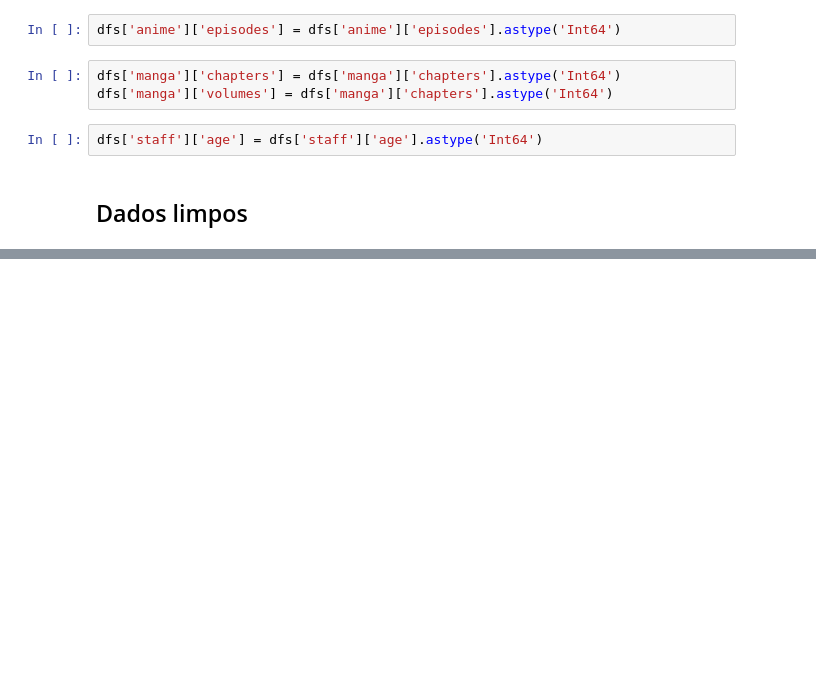
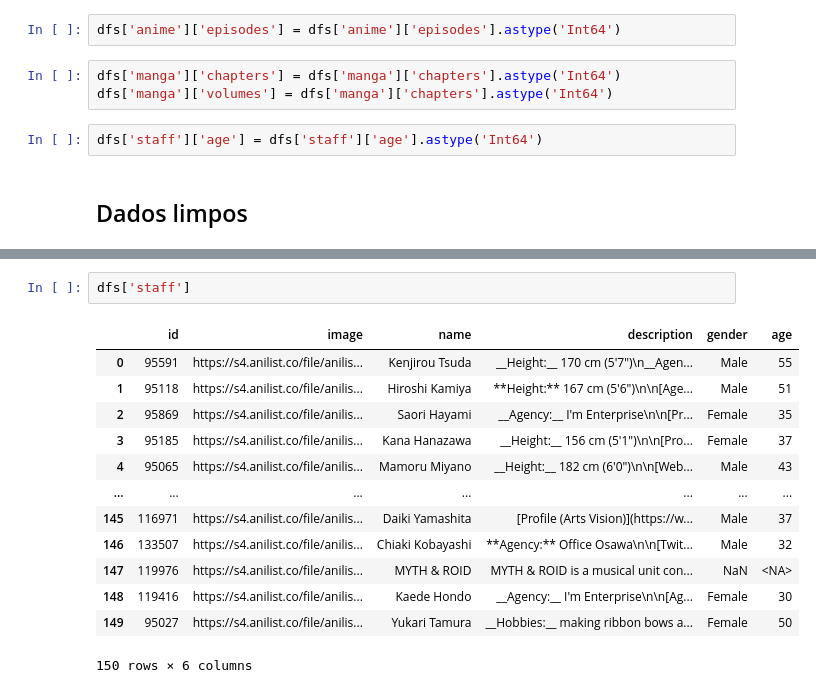
Before and after one commit to E-rhari/AniLista, a Jupyter notebook: requestApi.ipynb, the cells around one changed output, grey strips where cells are left out. Saved outputs shown, nothing was run; the diff lists cells and outputs as text; blank space fills up the shorter version.

```diff
--- a/requestApi.ipynb
+++ b/requestApi.ipynb
@@ -604,0 +646,16 @@ dfs['manga']
+# %%
+dfs['staff']
+# %% [output]
+|  | id | image | name | description | gender | age |
+| 0 | 95591 | https://s4.anilist.co/file/anilis... | Kenjirou Tsuda | __Height:__ 170 cm (5'7")\n__Agen... | Male | 55 |
+| 1 | 95118 | https://s4.anilist.co/file/anilis... | Hiroshi Kamiya | **Height:** 167 cm (5'6")\n\n[Age... | Male | 51 |
+| 2 | 95869 | https://s4.anilist.co/file/anilis... | Saori Hayami | __Agency:__ I'm Enterprise\n\n[Pr... | Female | 35 |
+| 3 | 95185 | https://s4.anilist.co/file/anilis... | Kana Hanazawa | __Height:__ 156 cm (5'1")\n\n[Pro... | Female | 37 |
+| 4 | 95065 | https://s4.anilist.co/file/anilis... | Mamoru Miyano | __Height:__ 182 cm (6'0")\n\n[Web... | Male | 43 |
+| ... | ... | ... | ... | ... | ... | ... |
+| 145 | 116971 | https://s4.anilist.co/file/anilis... | Daiki Yamashita | [Profile (Arts Vision)](https://w... | Male | 37 |
+| 146 | 133507 | https://s4.anilist.co/file/anilis... | Chiaki Kobayashi | **Agency:** Office Osawa\n\n[Twit... | Male | 32 |
+| 147 | 119976 | https://s4.anilist.co/file/anilis... | MYTH & ROID | MYTH & ROID is a musical unit con... | NaN | <NA> |
+| 148 | 119416 | https://s4.anilist.co/file/anilis... | Kaede Hondo | __Agency:__ I'm Enterprise\n\n[Ag... | Female | 30 |
+| 149 | 95027 | https://s4.anilist.co/file/anilis... | Yukari Tamura | __Hobbies:__ making ribbon bows a... | Female | 50 |
+150 rows × 6 columns
```
Also changed, not shown: parts of 16 cells of this notebook.
